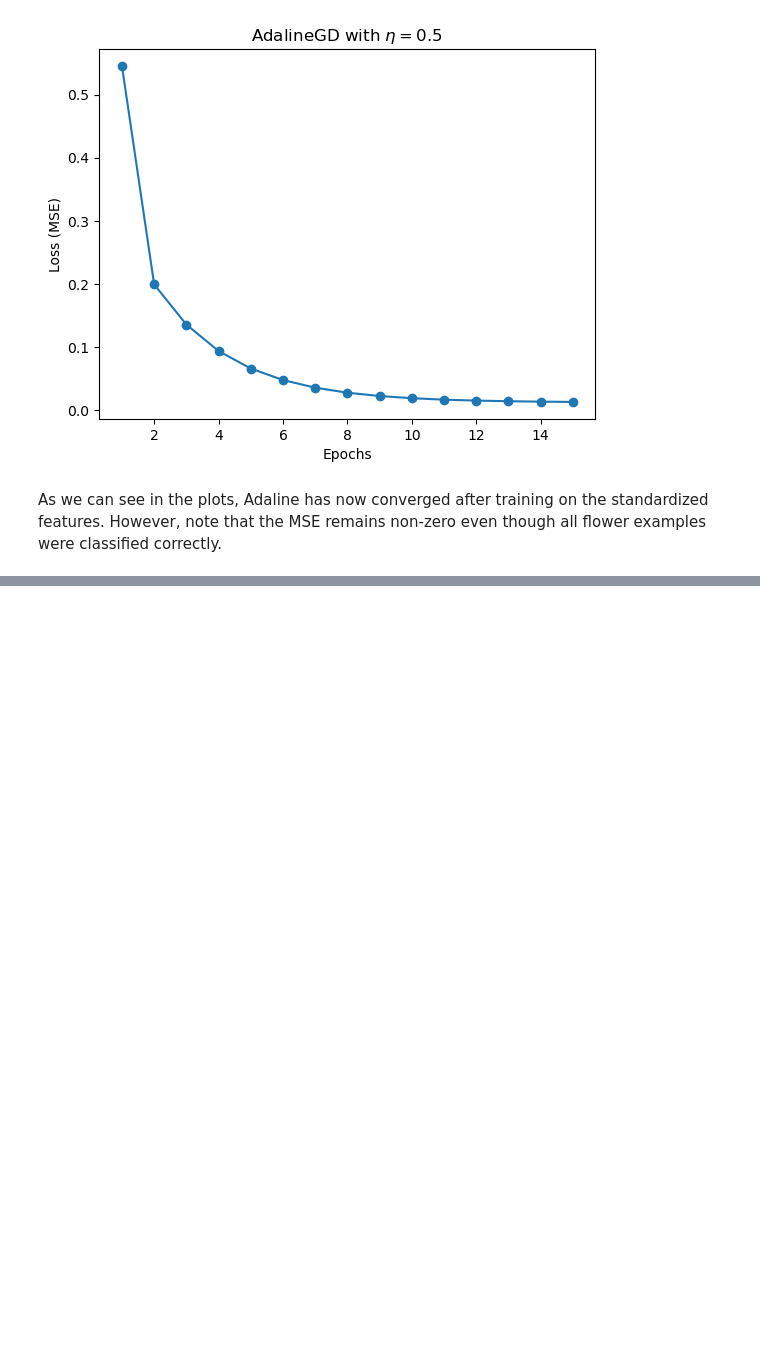
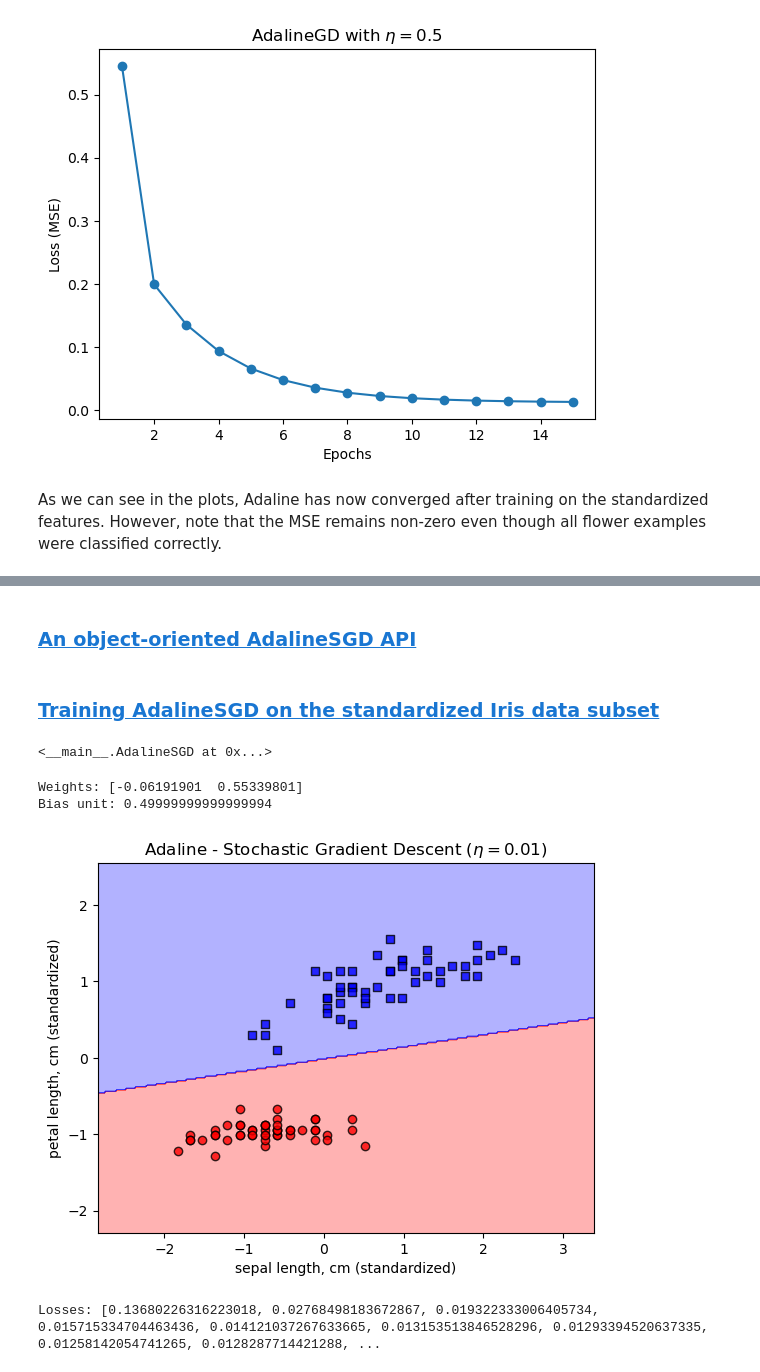
Before and after one commit to AindreaAjax/ML_Introduction, a Jupyter notebook: ML_Basics/02_Perceptron_and_Adaptive_Linear_Neurons.ipynb, the cells around one changed output, grey strips where cells are left out. Cells and saved outputs as stored; diff of their text form; code cells hidden in the pictures; blank space fills up the shorter version.

Commit message:
[sec] Adaline SGD

```diff
--- a/ML_Basics/02_Perceptron_and_Adaptive_Linear_Neurons.ipynb
+++ b/ML_Basics/02_Perceptron_and_Adaptive_Linear_Neurons.ipynb
@@ -698,0 +745,2 @@ As we can see in the plots, Adaline has now converged after training on the stan
+# %% [markdown]
+### <a id='toc4_1_'></a>[An object-oriented AdalineSGD API](#toc0_)
@@ -698,0 +881,29 @@ As we can see in the plots, Adaline has now converged after training on the stan
+# %% [markdown]
+### <a id='toc4_2_'></a>[Training AdalineSGD on the standardized Iris data subset](#toc0_)
+# %%
+# Instantiating and training the AdalineSGD model with standardized training data and a learning rate of 0.01
+ada_sgd = AdalineSGD(eta=0.01, n_epochs=15)
+ada_sgd.fit(X_std, y)
+# %% [output]
+<__main__.AdalineSGD at 0x...>
+# %%
+# the weights and bias unit
+print(f"Weights: {ada.w_}")
+print(f"Bias unit: {ada.b_}")
+# %% [output]
+Weights: [-0.06191901  0.55339801]
+Bias unit: 0.49999999999999994
+# %%
+# plotting the decision regions
+plot_decision_regions(X_std, y, ada_sgd)
+plt.xlabel("sepal length, cm (standardized)")
+plt.ylabel("petal length, cm (standardized)")
+plt.title(r"Adaline - Stochastic Gradient Descent ($\eta = 0.01$)")
+plt.show()
+# %% [output]
+[figure, added]
+# %%
+# losses in each epoch
+print(f"Losses: {ada_sgd.losses_}")
+# %% [output]
+Losses: [0.13680226316223018, 0.02768498183672867, 0.019322333006405734, 0.015715334704463436, 0.014121037267633665, 0.013153513846528296, 0.01293394520637335, 0.01258142054741265, 0.0128287714421288, ...
```
Also changed, not shown: parts of 21 cells of this notebook.
